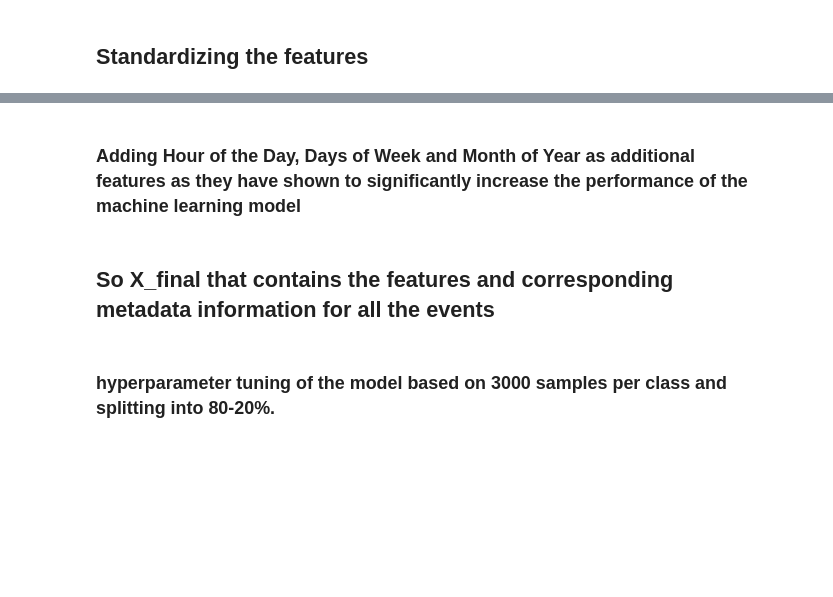
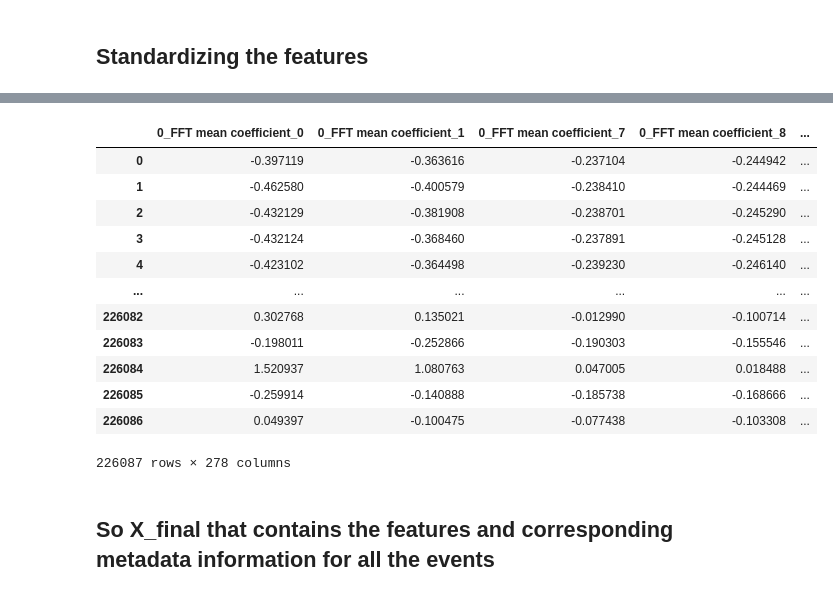
Before and after one commit to Akashkharita/PNW_Seismic_Event_Classification, a Jupyter notebook: notebooks/classification_based_on_tsfel_features_only.ipynb, the cells around one changed output, grey strips where cells are left out. Drawn from its saved outputs; the diff is of its cells as text; code cells hidden in the pictures; blank space fills up the shorter version.

```diff
--- a/notebooks/classification_based_on_tsfel_features_only.ipynb
+++ b/notebooks/classification_based_on_tsfel_features_only.ipynb
@@ -142,0 +340,9 @@ So we have 240898 events and each event have 392 features
+# %%
+serial_nos = train_features['serial_no'].values
+features_all = train_features.drop(['Unnamed: 0_x','Unnamed: 0_y', 'source_x', 'serial_no'], axis = 1, errors = 'ignore')
+features_all.rename(columns={'source_y': 'source'}, inplace=True)
+corr_features = tsfel.correlated_features(features_all.iloc[:, 1:int(np.where(features_all.columns == 'source')[0])])
+
+features_all.drop(corr_features, axis=1, inplace=True)
+features_all['serial_no'] = serial_nos
+print(f'So we have {features_all.shape[0]} events and each event have {features_all.shape[1]} features')
@@ -166,8 +386,9 @@ So we have 240546 events and each event have 392 features
 unique_counts = features_all.nunique()
 
 # Identify columns with only one unique value (same value for all rows)
-single_value_columns = unique_counts[unique_counts == 1].index
+single_value_columns = unique_counts[unique_counts == 1].index.values
 
+print(single_value_columns)
 
 # Drop columns with the same value for all rows
 features_all = features_all.drop(columns=single_value_columns)
@@ -182,16 +404,15 @@ So we have 240546 events and each event have 379 features
 # %%
-df = features_all.drop(['serial_no', 'source'], axis = 1)
+df = features_all.drop(['serial_no', 'source','event_id','new_event_id','trace_start_time'], axis = 1)
 # Calculate Z-scores for each feature
 z_scores = np.abs(stats.zscore(df))
 
 
 # Define a threshold for Z-score beyond which data points are considered outliers
-threshold = 4
+threshold = 10
 
 # Filter out rows with any Z-score greater than the threshold
 # Temporarily removing this
 outliers_removed_df =   features_all[(z_scores < threshold).all(axis=1)]
 
-print(len(features_all))
-print(len(outliers_removed_df))
+print(f'So we have {outliers_removed_df.shape[0]} events and each event have {outliers_removed_df.shape[1]} features')
 # %% [output]
@@ -201,7 +421,7 @@ print(len(outliers_removed_df))
 ## Standardizing the features
 # %%
 ## defining the global variables X and y
-X = outliers_removed_df.drop(['serial_no','source'], axis = 1)
+X = outliers_removed_df.drop(['serial_no','source','event_id','new_event_id','trace_start_time'], axis = 1)
 y = outliers_removed_df['source']
 
 
@@ -223,6 +443,7 @@ scaler_params = pd.DataFrame({'Feature': X.columns, 'Mean': means, 'Std Dev': st
 print(scaler_params)
 
 
+
 # Create a new DataFrame with scaled features
 X_scaled = pd.DataFrame(scaled_features, columns=X.columns)
 
@@ -233,5 +454,6 @@ X_scaled = pd.DataFrame(scaled_features, columns=X.columns)
 
 X_scaled['serial_no'] = outliers_removed_df['serial_no'].values
 X_scaled['source'] = outliers_removed_df['source'].values
+X_scaled['new_event_id'] = outliers_removed_df['new_event_id'].values
 # %% [output]
                       Feature          Mean       Std Dev
@@ -323,2 +472,0 @@ See the caveats in the documentation: https://pandas.pydata.org/pandas-docs/stab
-# %% [markdown]
-### Adding Hour of the Day, Days of Week and Month of Year as additional features as they have shown to significantly increase the performance of the machine learning model
@@ -361,4 +473,18 @@ temp_X = pd.DataFrame(scaled_features, columns= temp_X.columns)
+# %%
+X_scaled
+# %% [output]
+|  | 0_FFT mean coefficient_0 | 0_FFT mean coefficient_1 | 0_FFT mean coefficient_7 | 0_FFT mean coefficient_8 | ... |
+| 0 | -0.397119 | -0.363616 | -0.237104 | -0.244942 | ... |
+| 1 | -0.462580 | -0.400579 | -0.238410 | -0.244469 | ... |
+| 2 | -0.432129 | -0.381908 | -0.238701 | -0.245290 | ... |
+| 3 | -0.432124 | -0.368460 | -0.237891 | -0.245128 | ... |
+| 4 | -0.423102 | -0.364498 | -0.239230 | -0.246140 | ... |
+| ... | ... | ... | ... | ... | ... |
+| 226082 | 0.302768 | 0.135021 | -0.012990 | -0.100714 | ... |
+| 226083 | -0.198011 | -0.252866 | -0.190303 | -0.155546 | ... |
+| 226084 | 1.520937 | 1.080763 | 0.047005 | 0.018488 | ... |
+| 226085 | -0.259914 | -0.140888 | -0.185738 | -0.168666 | ... |
+| 226086 | 0.049397 | -0.100475 | -0.077438 | -0.103308 | ... |
+226087 rows × 278 columns
 # %% [markdown]
 ## So X_final that contains the features and corresponding metadata information for all the events
-# %% [markdown]
-### hyperparameter tuning of the model based on 3000 samples per class and splitting into 80-20%.
```
Also changed, not shown: parts of 62 cells of this notebook.
